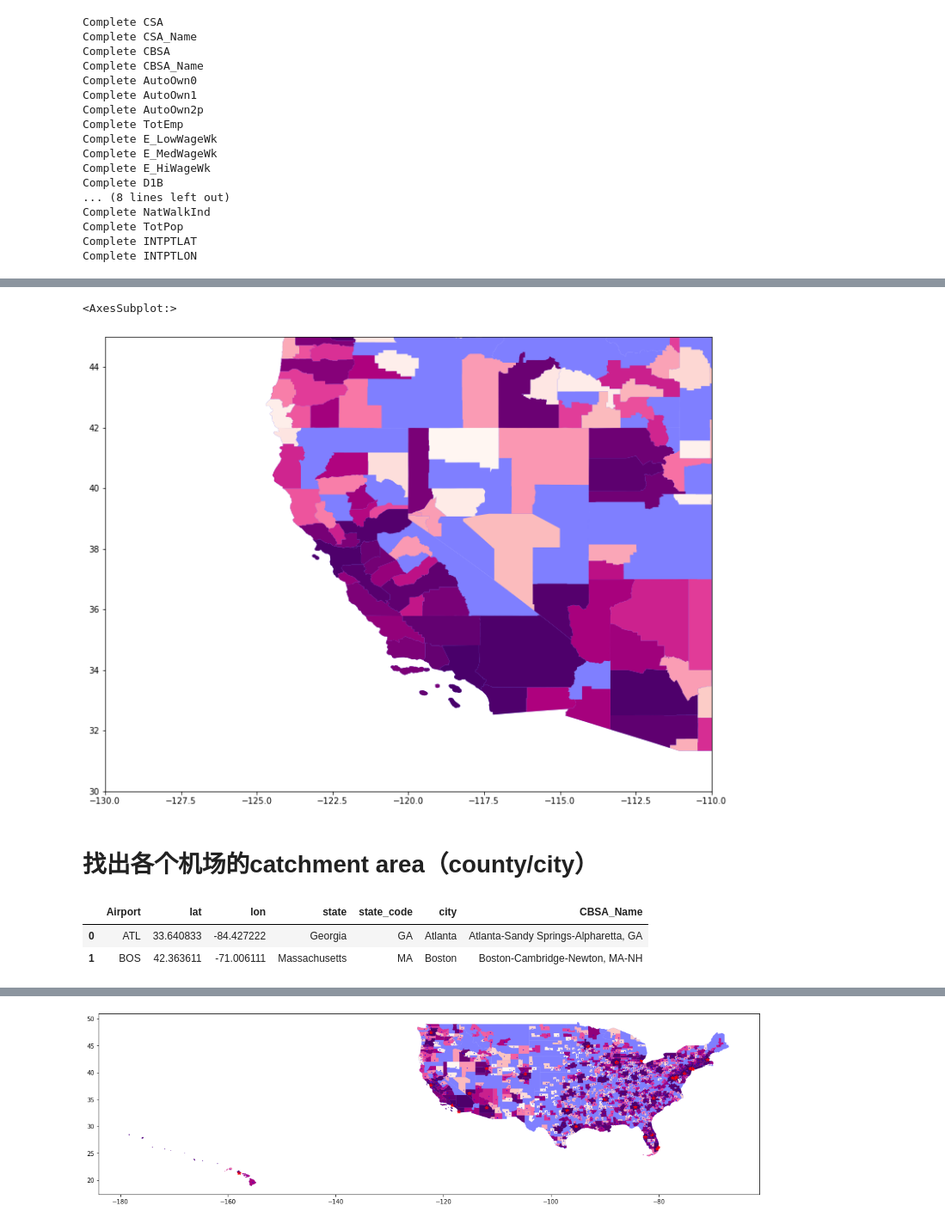
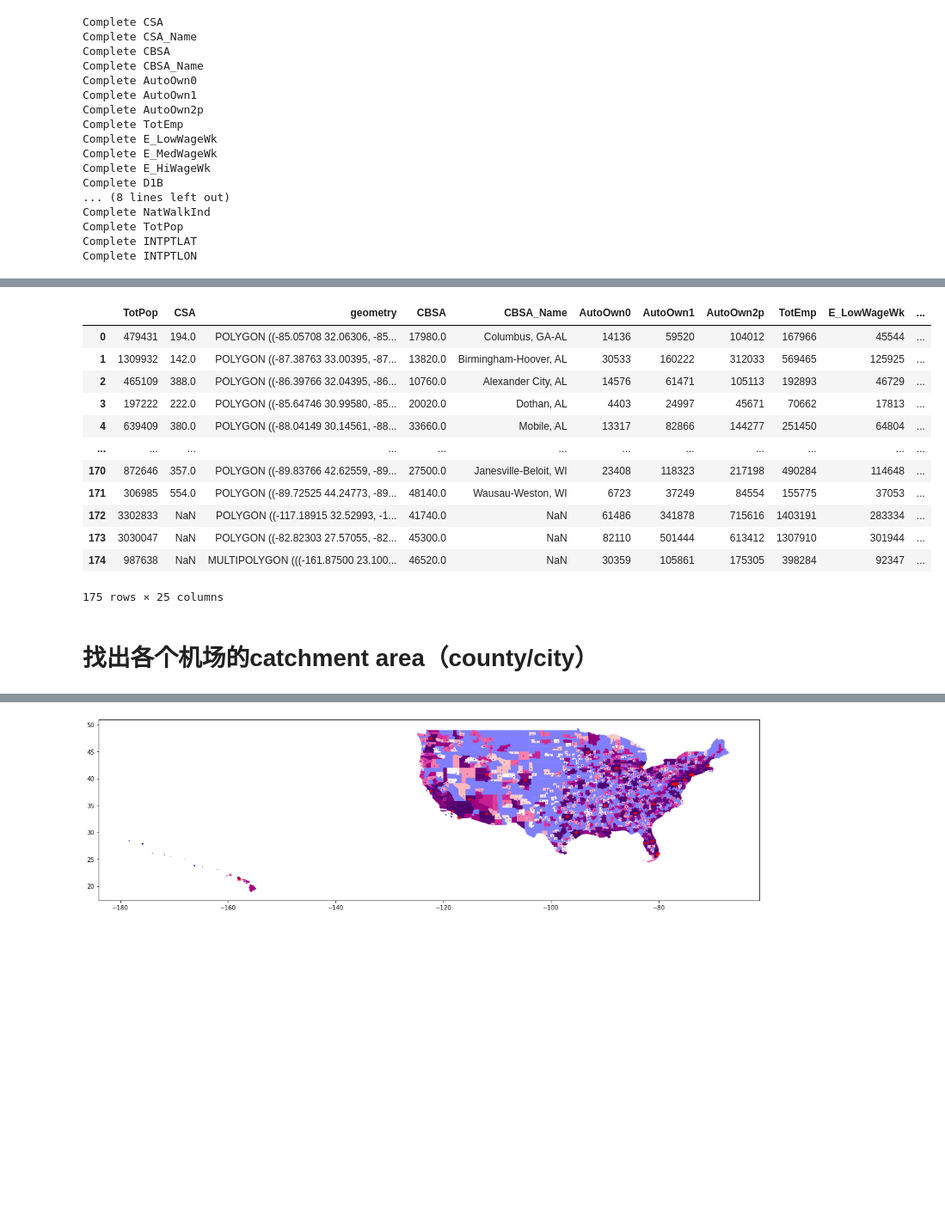
Before and after one commit to khzhang2/Air_Traffic, a Jupyter notebook: Data_Processing.ipynb, the cells around one changed output, grey strips where cells are left out. Shown: that part at 86% size. Drawn from its saved outputs; the diff is of its cells as text; code cells hidden in the pictures; blank space fills up the shorter version.

```diff
--- a/Data_Processing.ipynb
+++ b/Data_Processing.ipynb
@@ -362,0 +458,3 @@ us_CBSA.head(2)
+# %%
+us_CSA = us_CSA.loc[us_CSA['TotPop']!='']
+us_CSA.head(2)
@@ -363,13 +481,44 @@ us_CBSA.head(2)
+# %%
+us_CSA['CSA_Name'] = ''
+for i in us_CSA.index:
+    CSA = us_CSA.loc[i, 'CSA']
+    us_CSA.loc[i, 'CSA_Name'] = sl_data.loc[sl_data['CSA']==CSA, 'CSA_Name'].drop_duplicates().values[0]
+# %%
+# 41740.0 represents 'San Diego-Chula Vista-Carlsbad, CA'
+# 45300.0 represents 'Tampa-St. Petersburg-Clearwater, FL'
+# 46520.0 represents 'Urban Honolulu, HI'
+
+us_CSA = us_CSA.append(us_CBSA.loc[us_CBSA['CBSA']==41740.0])
+us_CSA = us_CSA.append(us_CBSA.loc[us_CBSA['CBSA']==45300.0])
+us_CSA = us_CSA.append(us_CBSA.loc[us_CBSA['CBSA']==46520.0])
+# %%
+us_CSA.index = range(us_CSA.shape[0])
+# %%
+us_CSA.loc[172, 'CSA_Name'] = 'San Diego-Chula Vista-Carlsbad, CA'
+us_CSA.loc[173, 'CSA_Name'] = 'Tampa-St. Petersburg-Clearwater, FL'
+us_CSA.loc[174, 'CSA_Name'] = 'Urban Honolulu, HI'
+us_CSA
+# %% [output]
+|  | TotPop | CSA | geometry | CBSA | CBSA_Name | AutoOwn0 | AutoOwn1 | AutoOwn2p | TotEmp | E_LowWageWk | ... |
+| 0 | 479431 | 194.0 | POLYGON ((-85.05708 32.06306, -85... | 17980.0 | Columbus, GA-AL | 14136 | 59520 | 104012 | 167966 | 45544 | ... |
+| 1 | 1309932 | 142.0 | POLYGON ((-87.38763 33.00395, -87... | 13820.0 | Birmingham-Hoover, AL | 30533 | 160222 | 312033 | 569465 | 125925 | ... |
+| 2 | 465109 | 388.0 | POLYGON ((-86.39766 32.04395, -86... | 10760.0 | Alexander City, AL | 14576 | 61471 | 105113 | 192893 | 46729 | ... |
+| 3 | 197222 | 222.0 | POLYGON ((-85.64746 30.99580, -85... | 20020.0 | Dothan, AL | 4403 | 24997 | 45671 | 70662 | 17813 | ... |
+| 4 | 639409 | 380.0 | POLYGON ((-88.04149 30.14561, -88... | 33660.0 | Mobile, AL | 13317 | 82866 | 144277 | 251450 | 64804 | ... |
+| ... | ... | ... | ... | ... | ... | ... | ... | ... | ... | ... | ... |
+| 170 | 872646 | 357.0 | POLYGON ((-89.83766 42.62559, -89... | 27500.0 | Janesville-Beloit, WI | 23408 | 118323 | 217198 | 490284 | 114648 | ... |
+| 171 | 306985 | 554.0 | POLYGON ((-89.72525 44.24773, -89... | 48140.0 | Wausau-Weston, WI | 6723 | 37249 | 84554 | 155775 | 37053 | ... |
+| 172 | 3302833 | NaN | POLYGON ((-117.18915 32.52993, -1... | 41740.0 | NaN | 61486 | 341878 | 715616 | 1403191 | 283334 | ... |
+| 173 | 3030047 | NaN | POLYGON ((-82.82303 27.57055, -82... | 45300.0 | NaN | 82110 | 501444 | 613412 | 1307910 | 301944 | ... |
+| 174 | 987638 | NaN | MULTIPOLYGON (((-161.87500 23.100... | 46520.0 | NaN | 30359 | 105861 | 175305 | 398284 | 92347 | ... |
+175 rows × 25 columns
 # %%
-fig = plt.figure(figsize=[20,10])
-ax = fig.add_subplot(111)
-ax.set_xlim([-130, -110])
-ax.set_ylim([30, 45])
-us_state.plot(ax=ax, color='b', alpha=0.5)
-us_CBSA.plot(ax=ax, alpha=1, column='TotPop', cmap='RdPu')
+# fig = plt.figure(figsize=[20,10])
+# ax = fig.add_subplot(111)
+# ax.set_xlim([-130, -110])
+# ax.set_ylim([30, 45])
+# us_state.plot(ax=ax, color='b', alpha=0.5)
+# us_CBSA.plot(ax=ax, alpha=1, column='TotPop', cmap='RdPu')
-# %% [output]
-<AxesSubplot:>
-[figure, removed]
 # %%
 # us_tract.fillna(0).to_file('./data/us_tract.shp', driver='ESRI Shapefile')
 # us_county.fillna(0).to_file('./data/us_county.shp', driver='ESRI Shapefile')
@@ -383,5 +532,5 @@ city_lst = list(sl_data['CBSA_Name'].drop_duplicates().dropna().values)
 # %%
-airport_df['CBSA_Name'] = ''
+airport_df['CSA_Name'] = ''
 
 for i in airport_df.index:
     city = airport_df.loc[i, 'city'].split('/')[0]
@@ -389,12 +538,6 @@ for i in airport_df.index:
     for j in range(len(city_lst)):
         metro_city_lst = city_lst[j].split(', ')[0].split('-')
         if city in metro_city_lst or city in metro_city_lst[0].split(' '):
-            airport_df.loc[i, 'CBSA_Name'] = city_lst[j]
+            airport_df.loc[i, 'CSA_Name'] = city_lst[j]
 #             print('\t', city_lst[j])
             break
-
-airport_df.head(2)
-# %% [output]
-|  | Airport | lat | lon | state | state_code | city | CBSA_Name |
-| 0 | ATL | 33.640833 | -84.427222 | Georgia | GA | Atlanta | Atlanta-Sandy Springs-Alpharetta, GA |
-| 1 | BOS | 42.363611 | -71.006111 | Massachusetts | MA | Boston | Boston-Cambridge-Newton, MA-NH |
```
Also changed, not shown: parts of 25 cells of this notebook.
